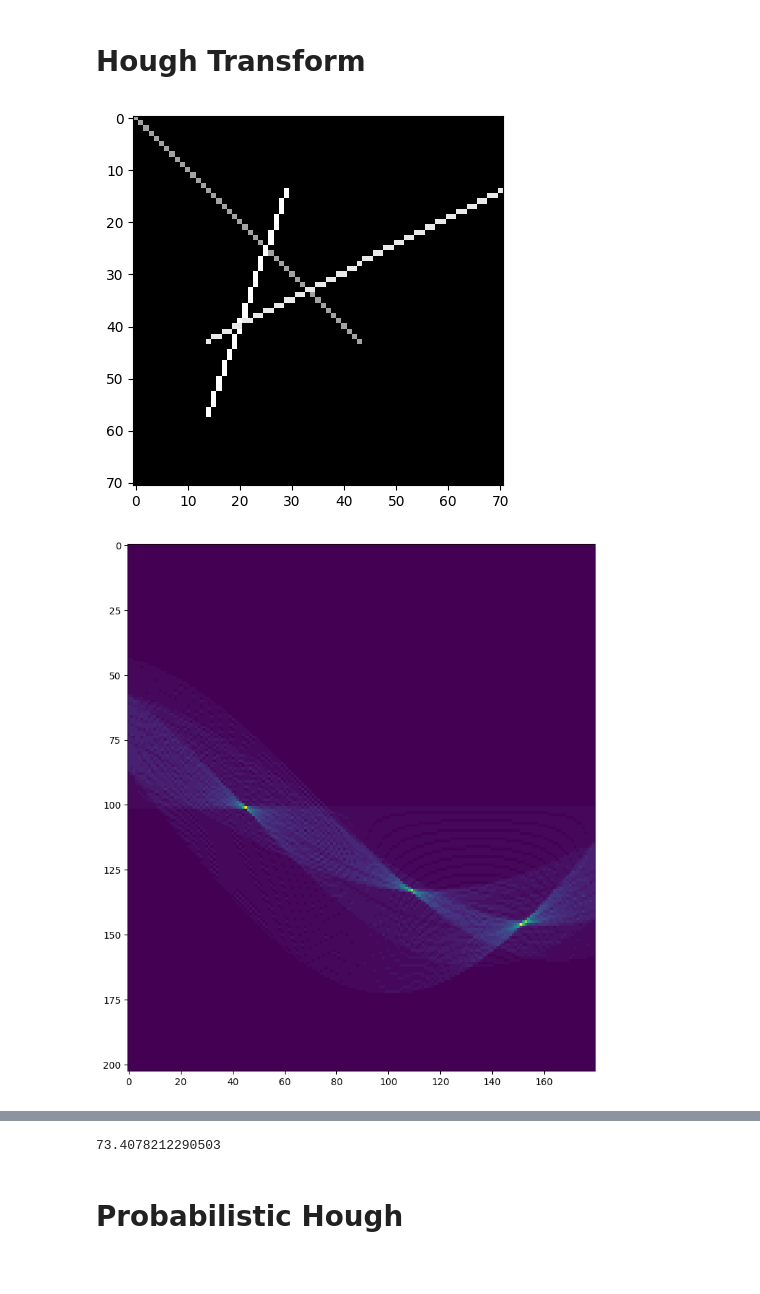
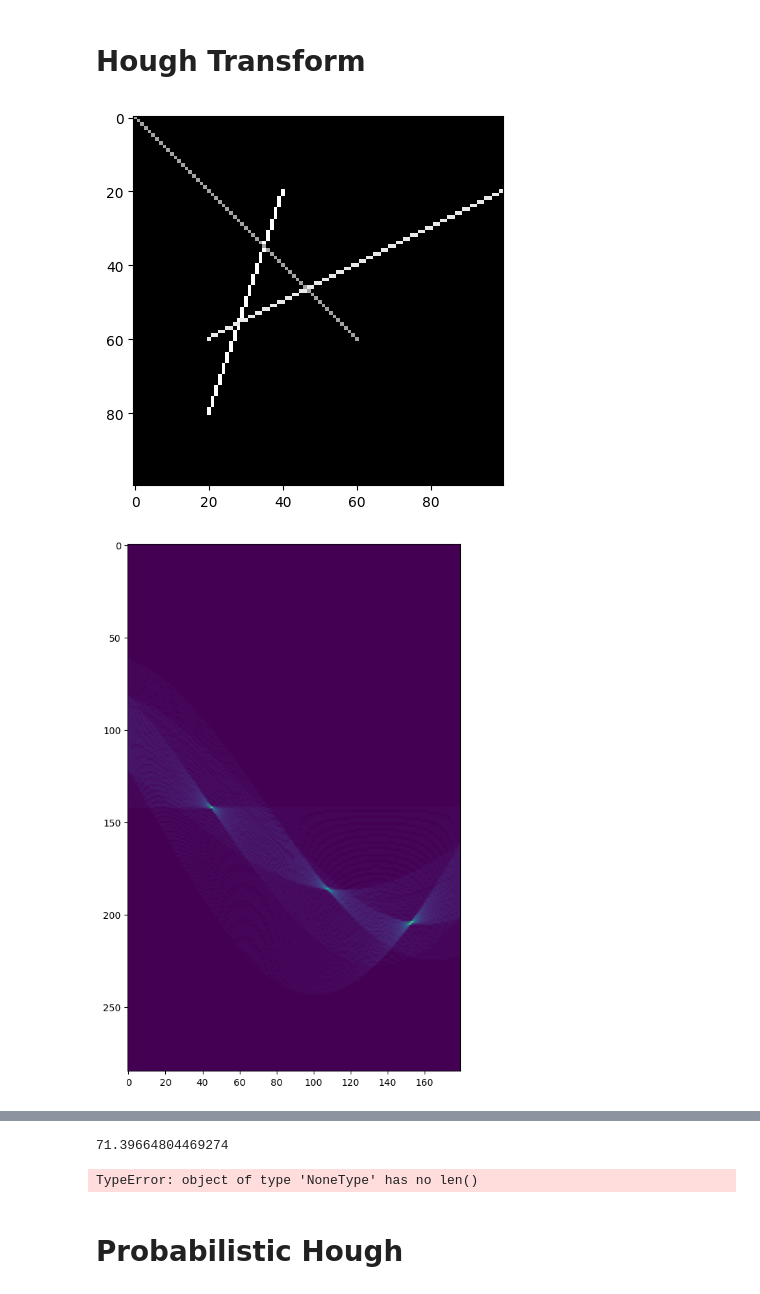
Before and after one commit to NaturalAGI-Lab/NaturalAGI, a Jupyter notebook: src/shapes_detector/shapes_detector.ipynb, the cells around one changed output, grey strips where cells are left out. Cells and saved outputs as stored; diff of their text form; code cells hidden in the pictures.

```diff
--- a/src/shapes_detector/shapes_detector.ipynb
+++ b/src/shapes_detector/shapes_detector.ipynb
@@ -119,7 +130,7 @@ import numpy as np
 import cv2
 from matplotlib import pyplot as plt
 
-image = cv2.imread('../../output/exported_img_comp.png', 0) #Fails if uses as-is due to bright background.
+image = cv2.imread(f'../../output/{image_name}_comp.png', 0) #Fails if uses as-is due to bright background.
 #Also try lines2 to see how it only picks up straight lines
 #Invert images to show black background
 # image = ~image  #Invert the image (only if it had bright background that can confuse hough)
@@ -157,32 +168,32 @@ ax[1].imshow(np.log(1 + hspace),
              cmap='gray', aspect=1/1.5)
 ax[1].set_title('Hough transform')
 ax[1].set_xlabel('Angles (degrees)')
 ax[1].set_ylabel('Distance (pixels)')
 ax[1].axis('image')
 
 ax[2].imshow(image, cmap='gray')
 
 origin = np.array((0, image.shape[1]))
 
 for _, angle, dist in zip(*hough_line_peaks(hspace, theta, dist)):
     angle_list.append(angle) #Not for plotting but later calculation of angles
     y0, y1 = (dist - origin * np.cos(angle)) / np.sin(angle)
     ax[2].plot(origin, (y0, y1), '-r')
 ax[2].set_xlim(origin)
 ax[2].set_ylim((image.shape[0], 0))
 ax[2].set_axis_off()
 ax[2].set_title('Detected lines')
 
 plt.tight_layout()
 plt.show()
 
 ###############################################################
 # Convert angles from radians to degrees (1 rad = 180/pi degrees)
 angles = [a*180/np.pi for a in angle_list]
 
 # Compute difference between the two lines
 angle_difference = np.max(angles) - np.min(angles)
 print(180 - angle_difference)   #Subtracting from 180 to show it as the small angle between two lines
 # %% [output]
-[figure, old version]
+[figure, new version]
-[figure, old version]
+[figure, new version]
@@ -190,4 +201,63 @@ print(180 - angle_difference)   #Subtracting from 180 to show it as the small an
-73.4078212290503
+71.39664804469274
+# %%
+import cv2
+import numpy as np
+
+def line_intersection(line1, line2):
+    """Find the intersection of two lines given in Hesse normal form."""
+    rho1, theta1 = line1
+    rho2, theta2 = line2
+    A = np.array([
+        [np.cos(theta1), np.sin(theta1)],
+        [np.cos(theta2), np.sin(theta2)]
+    ])
+    b = np.array([[rho1], [rho2]])
+    x0, y0 = np.linalg.solve(A, b)
+    return x0, y0
+
+def detect_lines_and_intersections(image_path):
+    # Read the image
+    img = cv2.imread(image_path)
+    gray = cv2.cvtColor(img, cv2.COLOR_BGR2GRAY)
+
+    # Edge detection
+    edges = cv2.Canny(gray, 50, 150, apertureSize=3)
+
+    # Line detection using Hough Transform
+    lines = cv2.HoughLines(edges, 1, np.pi / 180, 200)
+
+    # Find the intersection points
+    intersections = []
+    for i in range(len(lines)):
+        for j in range(i+1, len(lines)):
+            intersect = line_intersection(lines[i][0], lines[j][0])
+            if intersect is not None:
+                intersections.append(intersect)
+
+    # Optional: Draw lines and intersections on the image for visualization
+    for line in lines:
+        rho, theta = line[0]
+        a = np.cos(theta)
+        b = np.sin(theta)
+        x0 = a * rho
+        y0 = b * rho
+        x1 = int(x0 + 1000 * (-b))
+        y1 = int(y0 + 1000 * (a))
+        x2 = int(x0 - 1000 * (-b))
+        y2 = int(y0 - 1000 * (a))
+        cv2.line(img, (x1, y1), (x2, y2), (0, 0, 255), 2)
+
+    for intersect in intersections:
+        cv2.circle(img, (int(intersect[0]), int(intersect[1])), 5, (0, 255, 0), -1)
+
+    cv2.imwrite('output_image.png', img)
+    return intersections
+
+# Usage example
+intersections = detect_lines_and_intersections(f'../../output/{image_name}_comp.png')
+print(intersections)
+# %% [output]
+TypeError: object of type 'NoneType' has no len()
 # %% [markdown]
 # Probabilistic Hough
 # %%
```
Also changed, not shown: parts of 13 cells of this notebook, 9 other files.
